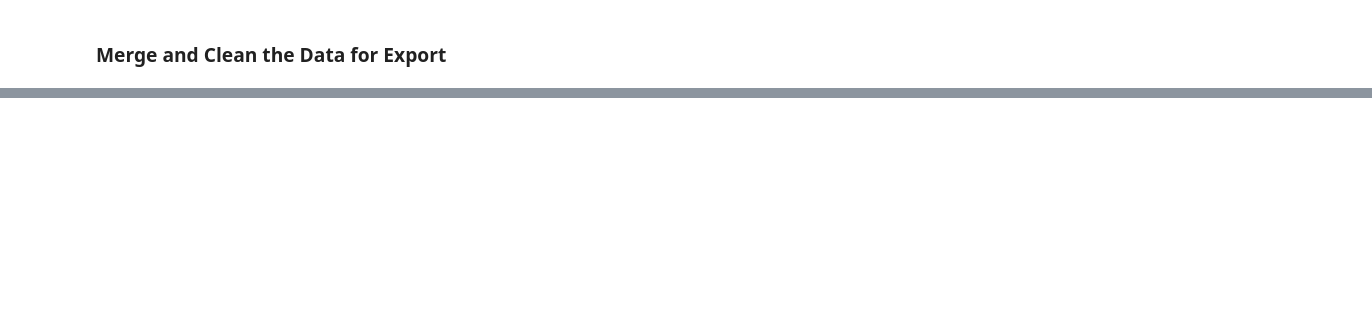
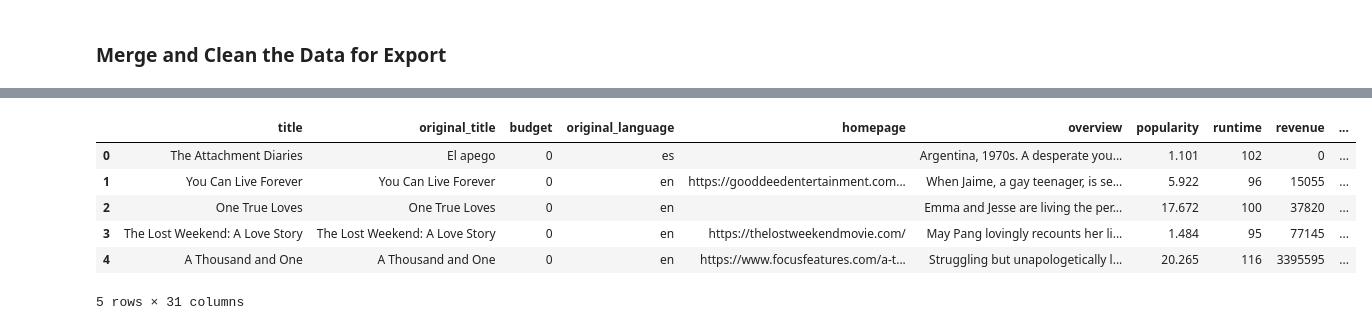
Before and after one commit to leonej01/data-sourcing-challenge, a Jupyter notebook: M6_Starter_Code/retrieve_movie_data.ipynb, the cells around one changed output, grey strips where cells are left out. Cells and saved outputs as stored; diff of their text form; code cells hidden in the pictures; blank space fills up the shorter version.

```diff
--- a/M6_Starter_Code/retrieve_movie_data.ipynb
+++ b/M6_Starter_Code/retrieve_movie_data.ipynb
@@ -307,19 +390,30 @@ movies_df
 # %%
 # Remove list brackets and quotation marks on the columns containing lists
 # Create a list of the columns that need fixing
-
+fix_columns = ['genre', 'spoken_languages','production_countries','byline.person']
 
 # Create a list of characters to remove
-
+remove_characters =  ["[", "]", "{" "}", "", "'"]
 
 # Loop through the list of columns to fix
-
+for column in fix_columns:
     # Convert the column to type 'str'
+    merged_df[column] = merged_df[column].astype(str)
 
 
     # Loop through characters to remove
-
+    for char in remove_characters:
+          merged_df[column] = merged_df[column].str.replace(char, '', regex=False)
 
 # Display the fixed DataFrame
+merged_df.head(5)
+# %% [output]
+|  | title | original_title | budget | original_language | homepage | overview | popularity | runtime | revenue | ... |
+| 0 | The Attachment Diaries | El apego | 0 | es |  | Argentina, 1970s. A desperate you... | 1.101 | 102 | 0 | ... |
+| 1 | You Can Live Forever | You Can Live Forever | 0 | en | https://gooddeedentertainment.com... | When Jaime, a gay teenager, is se... | 5.922 | 96 | 15055 | ... |
+| 2 | One True Loves | One True Loves | 0 | en |  | Emma and Jesse are living the per... | 17.672 | 100 | 37820 | ... |
+| 3 | The Lost Weekend: A Love Story | The Lost Weekend: A Love Story | 0 | en | https://thelostweekendmovie.com/ | May Pang lovingly recounts her li... | 1.484 | 95 | 77145 | ... |
+| 4 | A Thousand and One | A Thousand and One | 0 | en | https://www.focusfeatures.com/a-t... | Struggling but unapologetically l... | 20.265 | 116 | 3395595 | ... |
+5 rows × 31 columns
 # %%
 # Drop "byline.person" column
```
Also changed, not shown: parts of 9 cells of this notebook, 1 other file.
